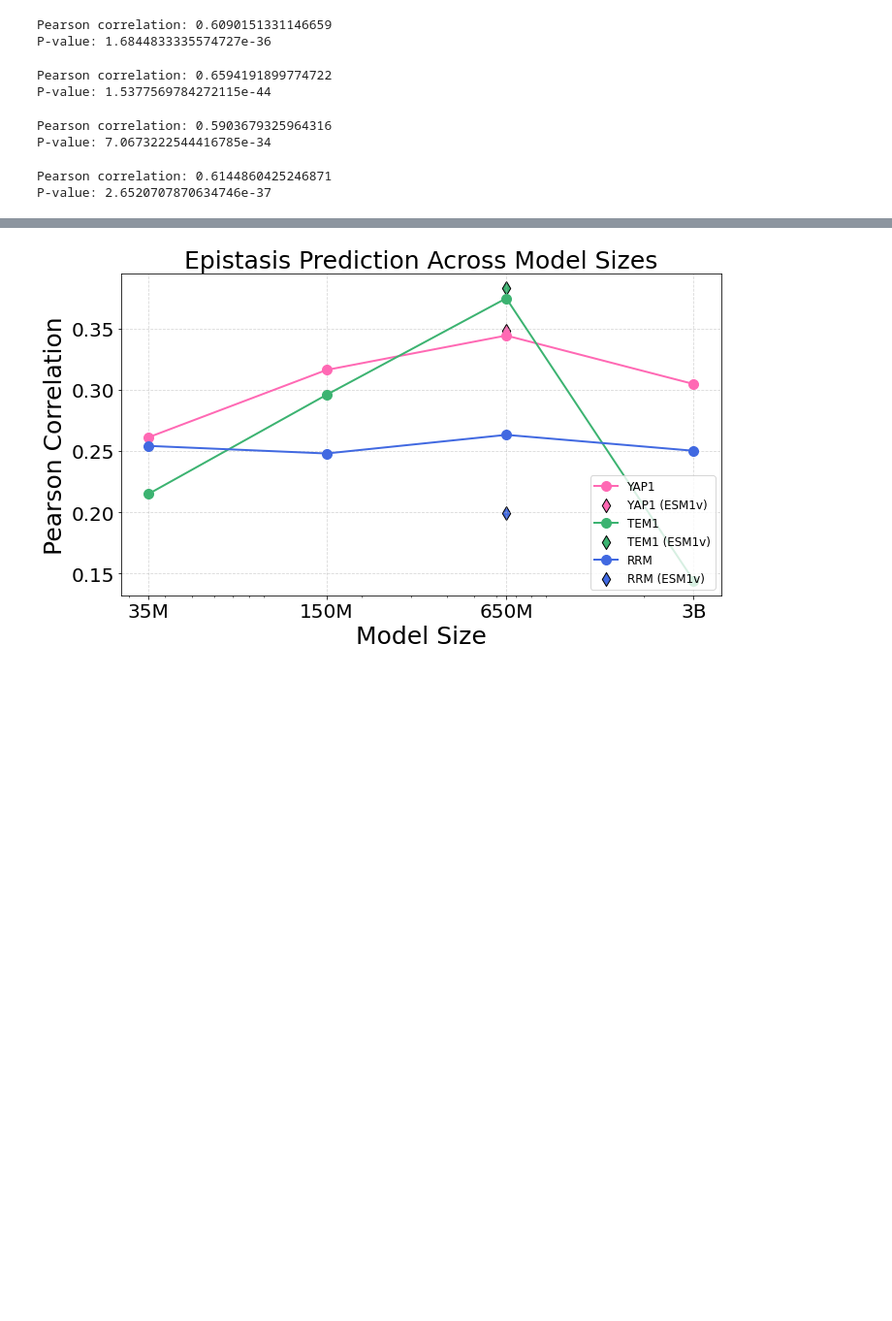
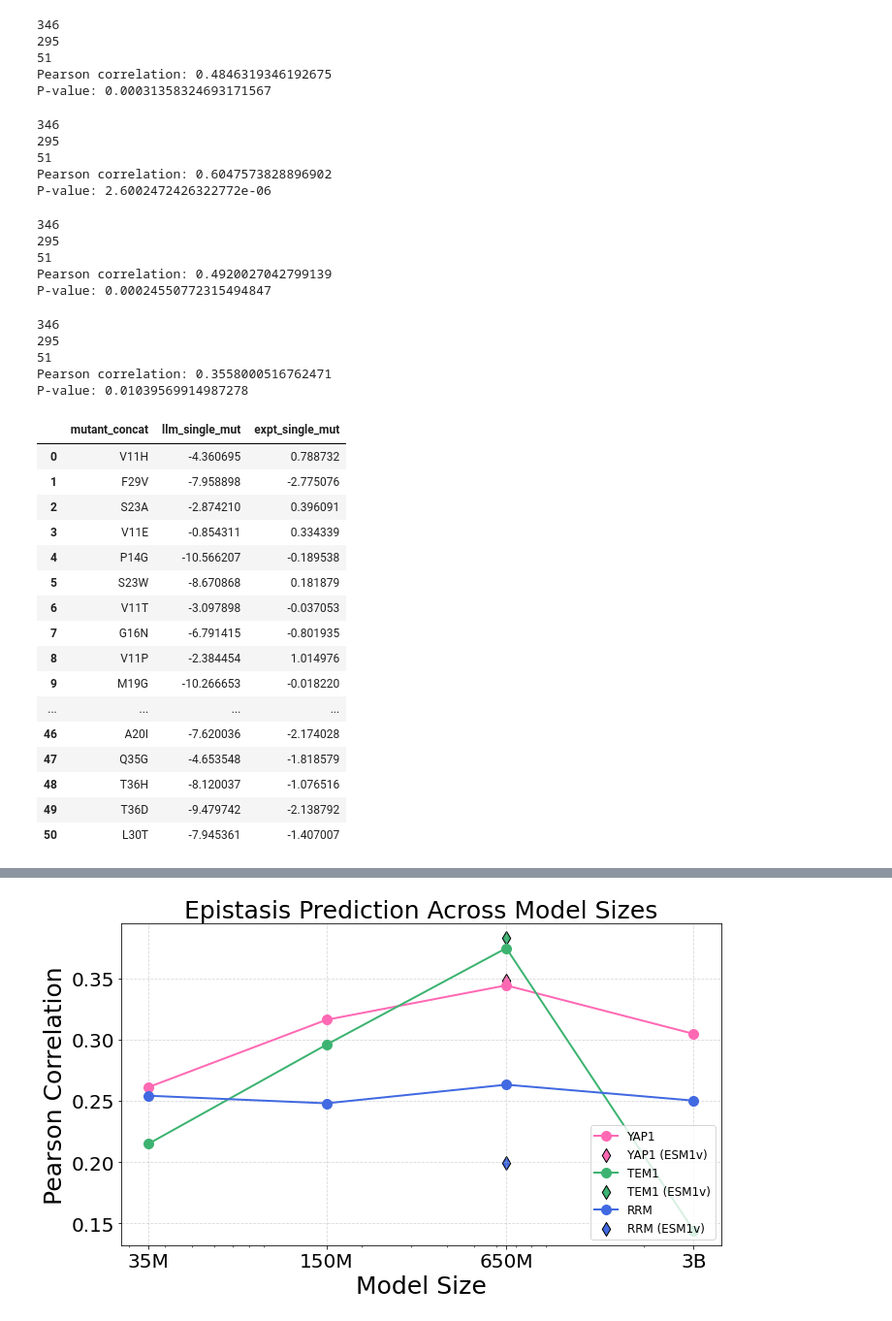
Before and after one commit to maslov-group/Epistasis, a Jupyter notebook: Figures/Model_sizes_Figures.ipynb, the cells around one changed output, grey strips where cells are left out. Shown at 97% size. Saved outputs shown, nothing was run; the diff lists cells and outputs as text; code cells hidden in the pictures; blank space fills up the shorter version.

```diff
--- a/Figures/Model_sizes_Figures.ipynb
+++ b/Figures/Model_sizes_Figures.ipynb
@@ -70,6 +75,11 @@ avg_params = {
 }
 
 df = pd.read_csv('Working_Data/150/esm2_150_unique_single_mutations_YAP1.csv')
+print(len(df))
+df2 = pd.read_csv('Working_Data/150/20_esm2_150_unique_single_mutations_YAP1.csv')
+print(len(df2))
+df = df[~df['mutant_concat'].isin(df2['mutant_concat'])].reset_index(drop=True)
+print(len(df))
 s = df['expt_single_mut']
 sllm = df['llm_single_mut']
 
@@ -88,8 +98,11 @@ print("P-value:", pval)
 #curr.append((35,corr))
 single_mut['YAP1'].append((150,corr))
 # %% [output]
-Pearson correlation: 0.6090151331146659
-P-value: 1.6844833335574727e-36
+346
+295
+51
+Pearson correlation: 0.4846319346192675
+P-value: 0.00031358324693171567
 # %%
 avg_params = {
     "1st": (1, 0.5492, 7.2232),
@@ -97,6 +110,11 @@ avg_params = {
 }
 
 df = pd.read_csv('Working_Data/650/esm2_650_unique_single_mutations_YAP1.csv')
+print(len(df))
+df2 = pd.read_csv('Working_Data/650/20_esm2_650_unique_single_mutations_YAP1.csv')
+print(len(df2))
+df = df[~df['mutant_concat'].isin(df2['mutant_concat'])].reset_index(drop=True)
+print(len(df))
 s = df['expt_single_mut']
 sllm = df['llm_single_mut']
 
@@ -115,8 +133,11 @@ print("P-value:", pval)
 #curr.append((35,corr))
 single_mut['YAP1'].append((650,corr))
 # %% [output]
-Pearson correlation: 0.6594191899774722
-P-value: 1.5377569784272115e-44
+346
+295
+51
+Pearson correlation: 0.6047573828896902
+P-value: 2.6002472426322772e-06
 # %%
 avg_params = {
     "1st": (1, 0.426, 7.6023),
@@ -124,6 +145,11 @@ avg_params = {
 }
 
 df = pd.read_csv('Working_Data/3000/esm2_3b_unique_single_mutations_YAP1.csv')
+print(len(df))
+df2 = pd.read_csv('Working_Data/3000/20_esm2_3b_unique_single_mutations_YAP1.csv')
+print(len(df2))
+df = df[~df['mutant_concat'].isin(df2['mutant_concat'])].reset_index(drop=True)
+print(len(df))
 s = df['expt_single_mut']
 sllm = df['llm_single_mut']
 
@@ -142,8 +168,11 @@ print("P-value:", pval)
 #curr.append((35,corr))
 single_mut['YAP1'].append((3000,corr))
 # %% [output]
-Pearson correlation: 0.5903679325964316
-P-value: 7.0673222544416785e-34
+346
+295
+51
+Pearson correlation: 0.4920027042799139
+P-value: 0.00024550772315494847
 # %%
 avg_params = {
     "1st": (1, 0.5565, 8.1951),
@@ -151,6 +180,11 @@ avg_params = {
 }
 
 df = pd.read_csv('Working_Data/1_650/esm1_unique_single_mutations_YAP1.csv')
+print(len(df))
+df2 = pd.read_csv('Working_Data/1_650/20_esm1_unique_single_mutations_YAP1.csv')
+print(len(df2))
+df = df[~df['mutant_concat'].isin(df2['mutant_concat'])].reset_index(drop=True)
+print(len(df))
 s = df['expt_single_mut']
 sllm = df['llm_single_mut']
 
@@ -169,8 +203,31 @@ print("P-value:", pval)
 #curr.append((35,corr))
 single_mut['YAP1'].append(('ESM1v',650,corr))
 # %% [output]
-Pearson correlation: 0.6144860425246871
-P-value: 2.6520707870634746e-37
+346
+295
+51
+Pearson correlation: 0.3558000516762471
+P-value: 0.01039569914987278
+# %%
+df
+# %% [output]
+|  | mutant_concat | llm_single_mut | expt_single_mut |
+| 0 | V11H | -4.360695 | 0.788732 |
+| 1 | F29V | -7.958898 | -2.775076 |
+| 2 | S23A | -2.874210 | 0.396091 |
+| 3 | V11E | -0.854311 | 0.334339 |
+| 4 | P14G | -10.566207 | -0.189538 |
+| 5 | S23W | -8.670868 | 0.181879 |
+| 6 | V11T | -3.097898 | -0.037053 |
+| 7 | G16N | -6.791415 | -0.801935 |
+| 8 | V11P | -2.384454 | 1.014976 |
+| 9 | M19G | -10.266653 | -0.018220 |
+| ... | ... | ... | ... |
+| 46 | A20I | -7.620036 | -2.174028 |
+| 47 | Q35G | -4.653548 | -1.818579 |
+| 48 | T36H | -8.120037 | -1.076516 |
+| 49 | T36D | -9.479742 | -2.138792 |
+| 50 | L30T | -7.945361 | -1.407007 |
 # %%
 avg_params = {
     "1st": (1, 0.6933, 4.1261),
```
Also changed, not shown: parts of 18 cells of this notebook.
